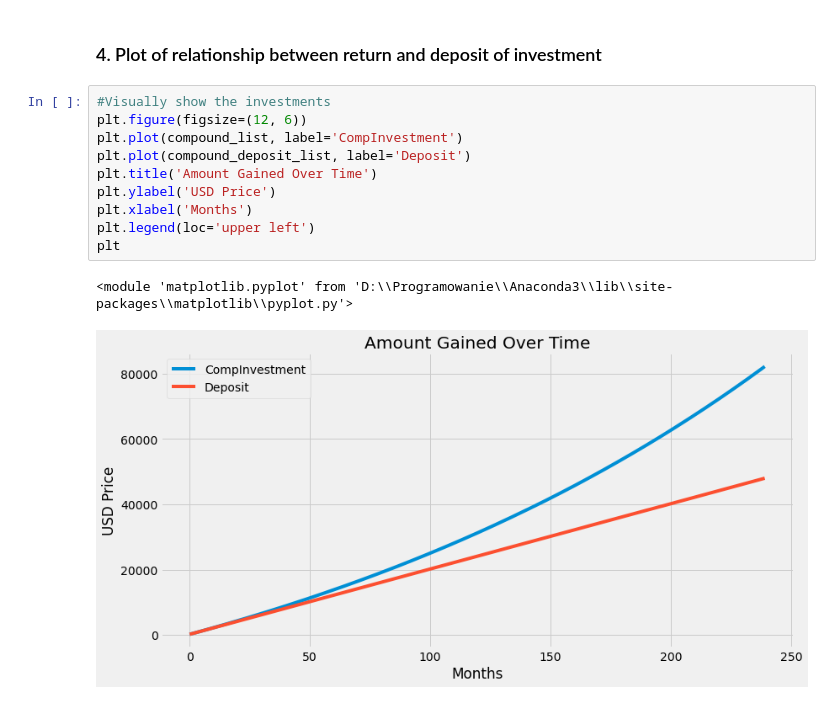
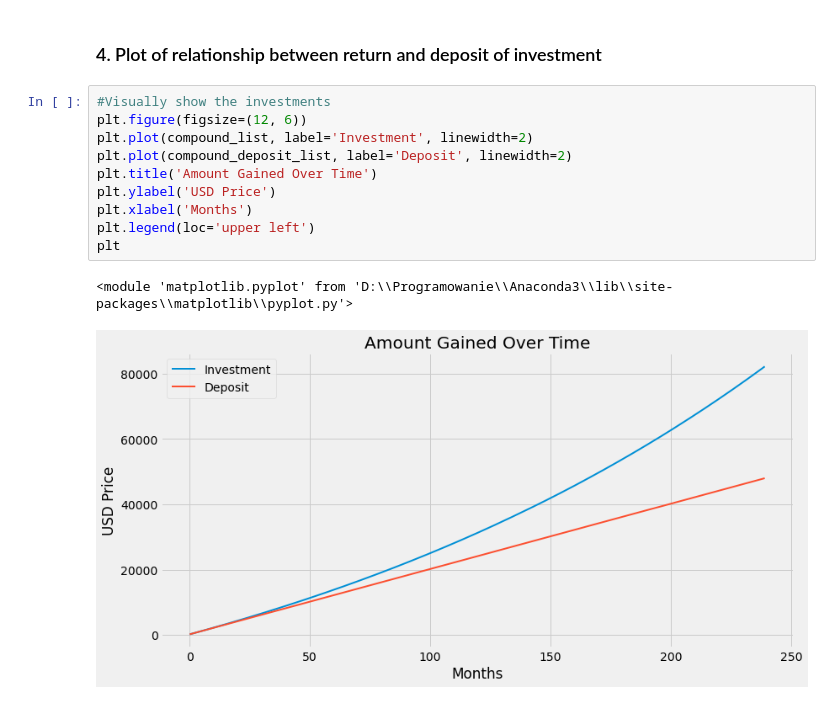
Before and after one commit to Tasiorr/Finance, a Jupyter notebook: Simulation/compound_interest.ipynb, the cells around one changed output. Cells and saved outputs as stored; diff of their text form.

```diff
--- a/Simulation/compound_interest.ipynb
+++ b/Simulation/compound_interest.ipynb
@@ -103,13 +98,13 @@ total_deposit
 # %%
 #Visually show the investments
 plt.figure(figsize=(12, 6))
-plt.plot(compound_list, label='CompInvestment')
-plt.plot(compound_deposit_list, label='Deposit')
+plt.plot(compound_list, label='Investment', linewidth=2)
+plt.plot(compound_deposit_list, label='Deposit', linewidth=2)
 plt.title('Amount Gained Over Time')
 plt.ylabel('USD Price')
 plt.xlabel('Months')
 plt.legend(loc='upper left')
 plt
 # %% [output]
 <module 'matplotlib.pyplot' from 'D:\\Programowanie\\Anaconda3\\lib\\site-packages\\matplotlib\\pyplot.py'>
-[figure, old version]
+[figure, new version]
```
Also changed, not shown: parts of 2 cells of this notebook.
